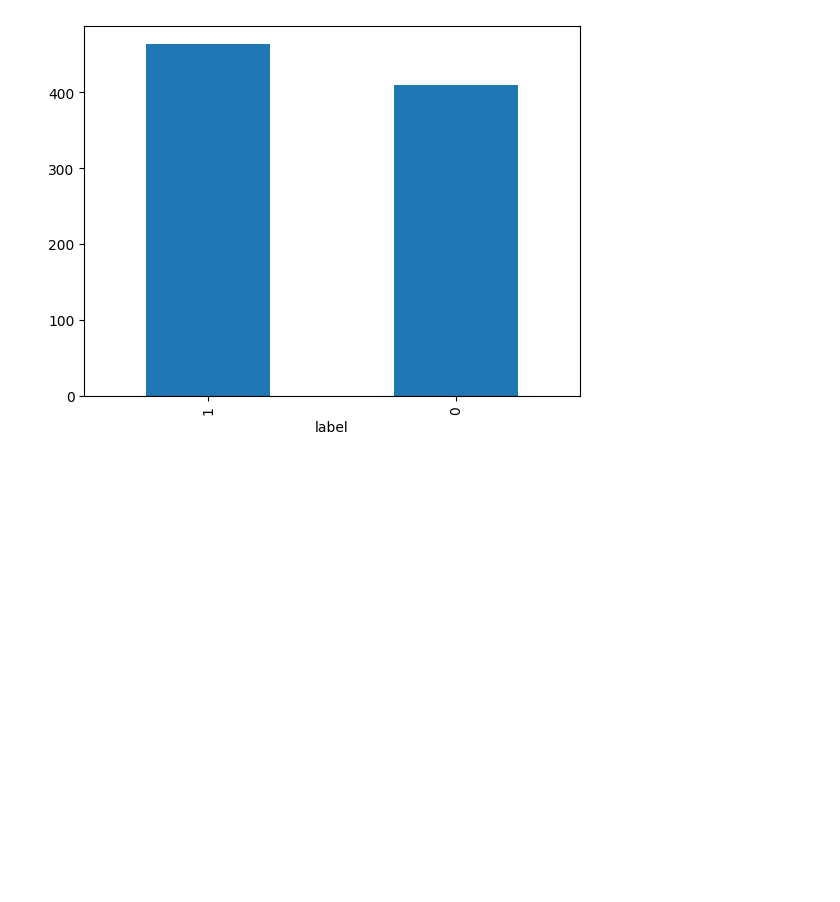
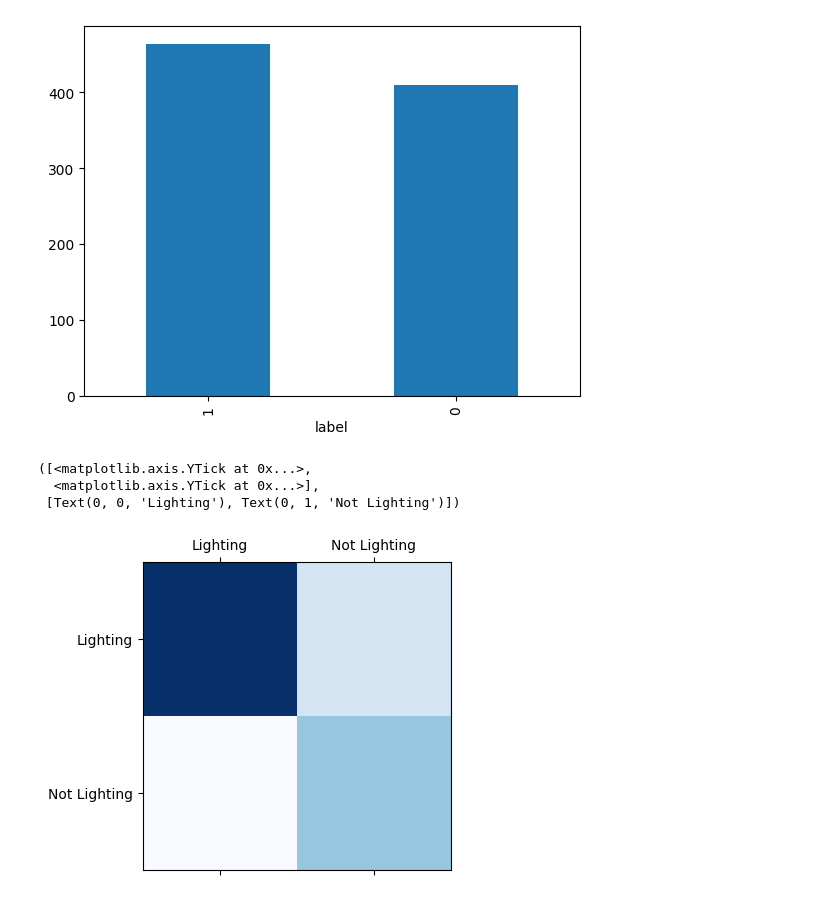
Before and after one commit to abhinine4/lighting_classifier, a Jupyter notebook: EDA.ipynb, the cells around one changed output. Drawn from its saved outputs; the diff is of its cells as text; code cells hidden in the pictures; blank space fills up the shorter version.

```diff
--- a/EDA.ipynb
+++ b/EDA.ipynb
@@ -30,3 +30,24 @@ df['label'].value_counts(normalize = False).plot.bar()
 # %% [output]
 <Axes: xlabel='label'>
 [figure]
+# %%
+import matplotlib.pyplot as plt
+
+# Confusion matrix data
+conf_matrix = [[51, 9],
+               [0, 20]]
+
+# Plotting the confusion matrix
+fig, ax = plt.subplots(figsize=(4, 4))
+
+# Display the confusion matrix as a heatmap
+cax = ax.matshow(conf_matrix, cmap='Blues')
+
+# Add labels to the plot
+plt.xticks(range(len(conf_matrix[0])), ['Lighting', 'Not Lighting'])
+plt.yticks(range(len(conf_matrix)), ['Lighting', 'Not Lighting'])
+# %% [output]
+([<matplotlib.axis.YTick at 0x...>,
+  <matplotlib.axis.YTick at 0x...>],
+ [Text(0, 0, 'Lighting'), Text(0, 1, 'Not Lighting')])
+[figure, added]
```
Also changed, not shown: parts of 1 cell of this notebook, 3 other files.
